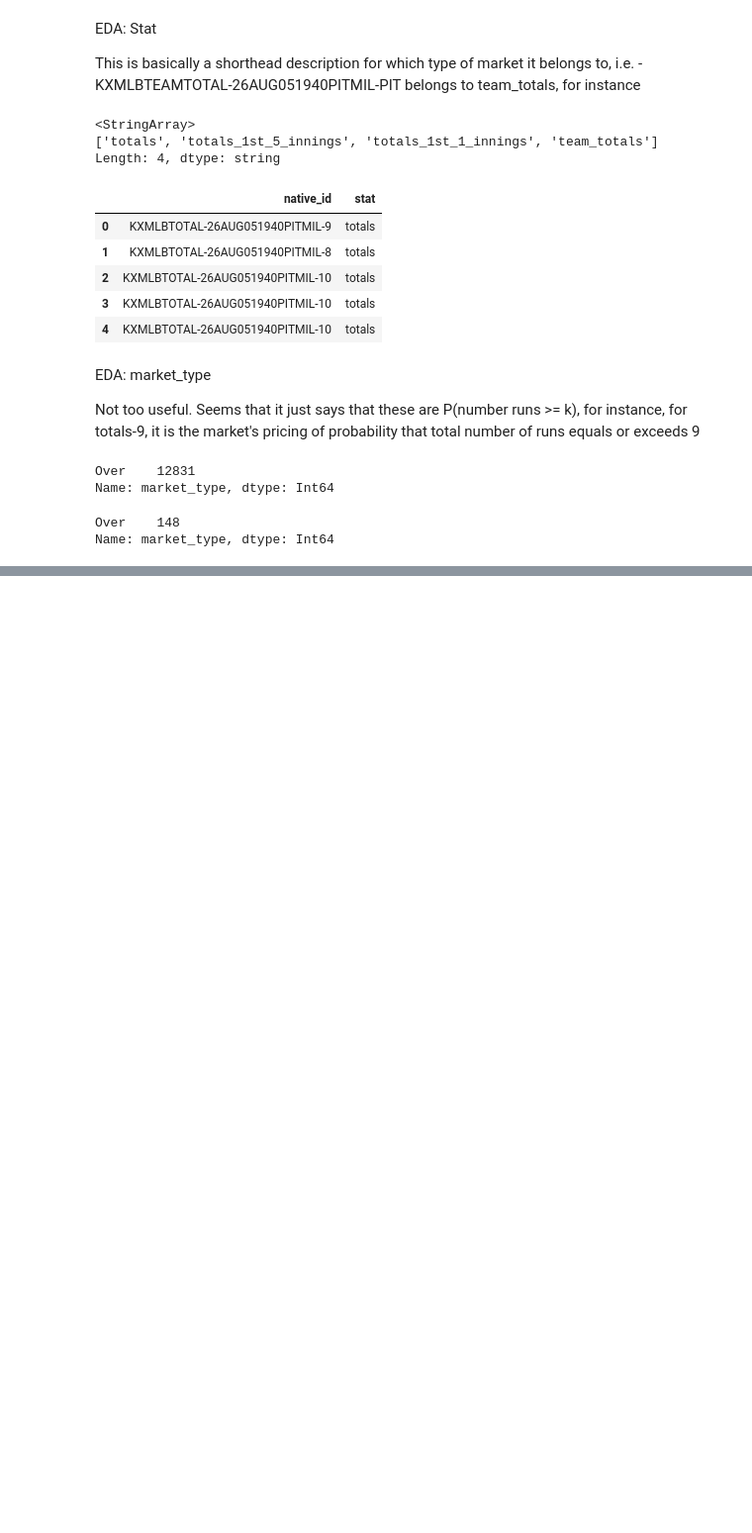
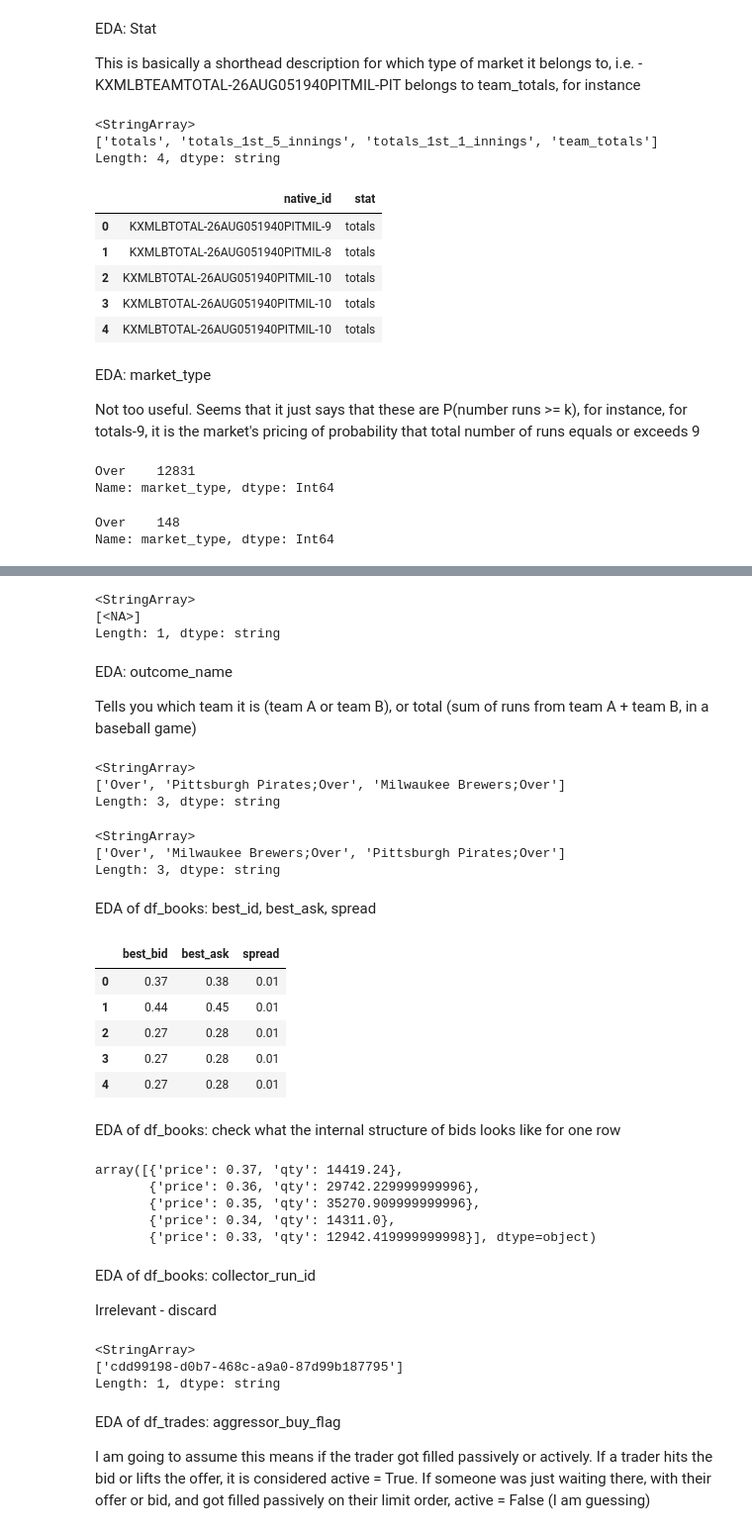
Before and after one commit to jzl4/prediction_market_project, a Jupyter notebook: data_exploration.ipynb, the cells around one changed output, grey strips where cells are left out. Shown at 99% size. Cells and saved outputs as stored; diff of their text form; code cells hidden in the pictures; blank space fills up the shorter version.

```diff
--- a/data_exploration.ipynb
+++ b/data_exploration.ipynb
@@ -336,0 +388,65 @@ EDA: line
+# %%
+df_trades["player_name"].unique()
+# %% [output]
+<StringArray>
+[<NA>]
+Length: 1, dtype: string
+# %% [markdown]
+EDA: outcome_name
+
+Tells you which team it is (team A or team B), or total (sum of runs from team A + team B, in a baseball game)
+# %%
+df_books["outcome_name"].unique()
+# %% [output]
+<StringArray>
+['Over', 'Pittsburgh Pirates;Over', 'Milwaukee Brewers;Over']
+Length: 3, dtype: string
+# %%
+df_trades["outcome_name"].unique()
+# %% [output]
+<StringArray>
+['Over', 'Milwaukee Brewers;Over', 'Pittsburgh Pirates;Over']
+Length: 3, dtype: string
+# %% [markdown]
+EDA of df_books: best_id, best_ask, spread
+# %%
+# Okay - verified: spread is just equal to best_ask - best_bid
+cols = ["best_bid", "best_ask", "spread"]
+df_books[cols].head(n = 5)
+# %% [output]
+|  | best_bid | best_ask | spread |
+| 0 | 0.37 | 0.38 | 0.01 |
+| 1 | 0.44 | 0.45 | 0.01 |
+| 2 | 0.27 | 0.28 | 0.01 |
+| 3 | 0.27 | 0.28 | 0.01 |
+| 4 | 0.27 | 0.28 | 0.01 |
+# %% [markdown]
+EDA of df_books: check what the internal structure of bids looks like for one row
+# %%
+# Okay, so this is the whole stack
+# To do: we could analyze which market has the deepest liquidity by looking at the average quantity per price
+# And also the total quantity as well
+
+# I would bet you that the those with the shallowest liquidity (least qty, least number of unique prices)
+# probably have the biggest opportunities for trading (But also harder to get out of trades as well)
+df_books.loc[0,"bids"]
+# %% [output]
+array([{'price': 0.37, 'qty': 14419.24},
+       {'price': 0.36, 'qty': 29742.229999999996},
+       {'price': 0.35, 'qty': 35270.909999999996},
+       {'price': 0.34, 'qty': 14311.0},
+       {'price': 0.33, 'qty': 12942.419999999998}], dtype=object)
+# %% [markdown]
+EDA of df_books: collector_run_id
+
+Irrelevant - discard
+# %%
+df_books["collector_run_id"].unique()
+# %% [output]
+<StringArray>
+['cdd99198-d0b7-468c-a9a0-87d99b187795']
+Length: 1, dtype: string
+# %% [markdown]
+EDA of df_trades: aggressor_buy_flag
+
+I am going to assume this means if the trader got filled passively or actively.  If a trader hits the bid or lifts the offer, it is considered active = True.  If someone was just waiting there, with their offer or bid, and got filled passively on their limit order, active = False (I am guessing)
```
Also changed, not shown: parts of 17 cells of this notebook, 1 other file.
